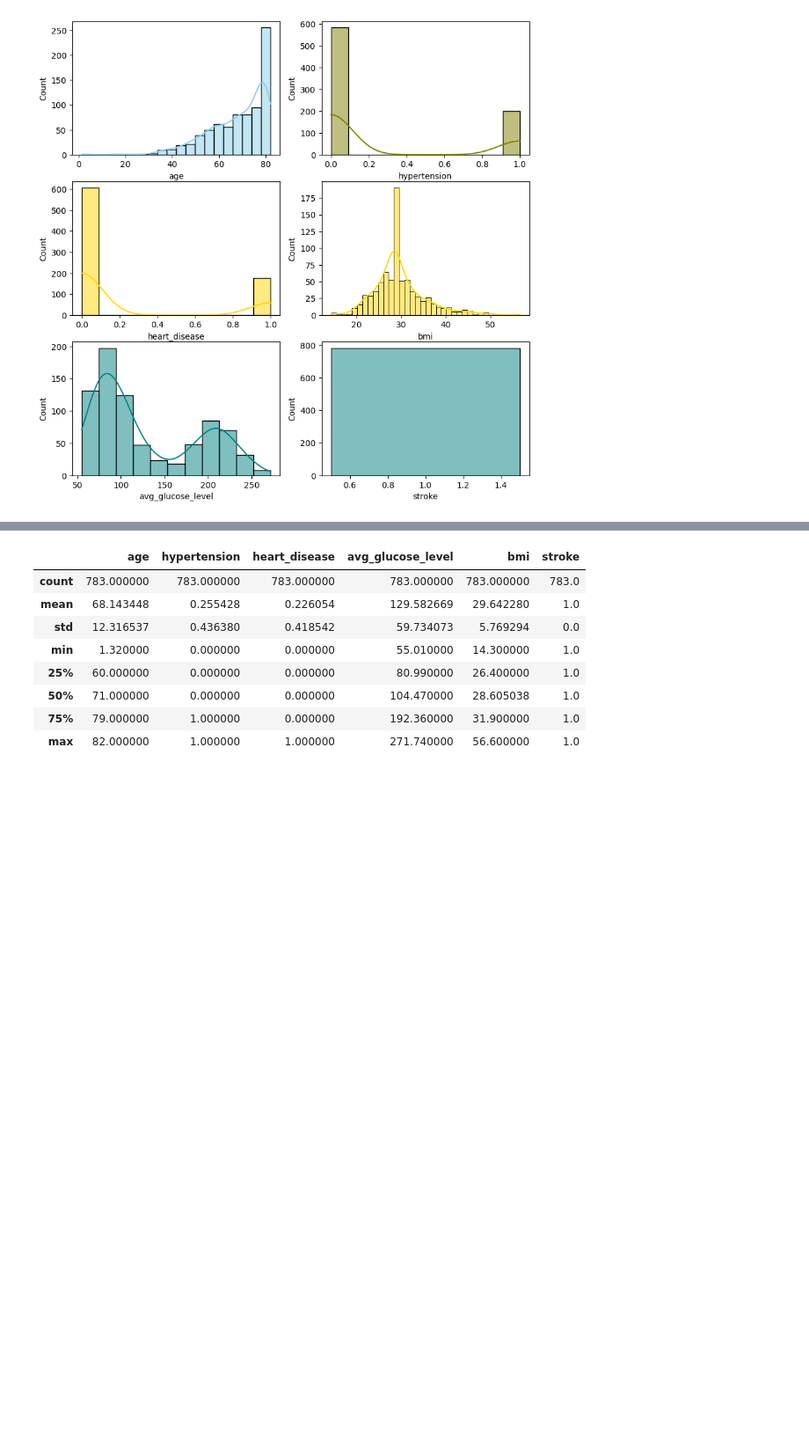
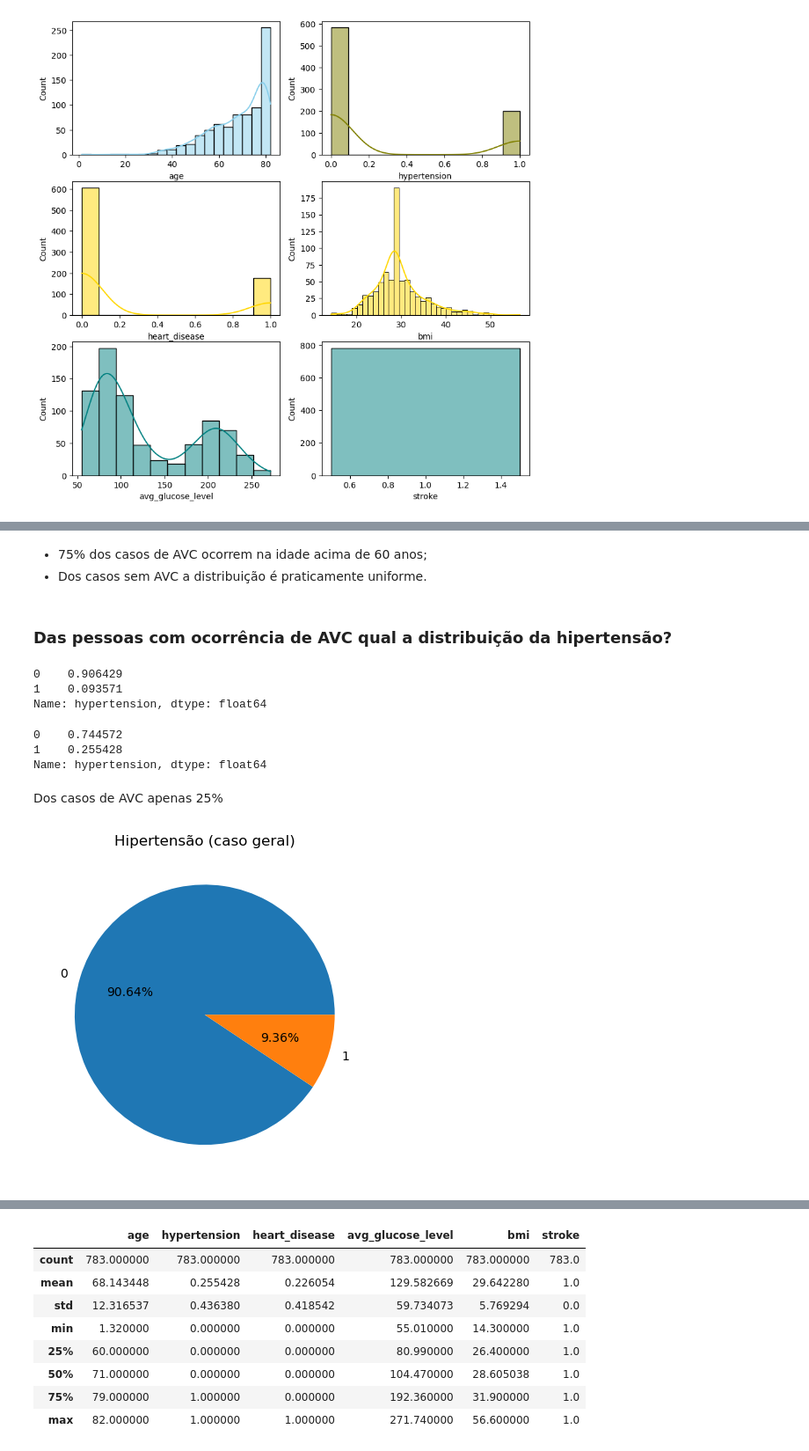
Before and after one commit to Jdss026/stroke-classifier, a Jupyter notebook: notebooks/eda.ipynb, the cells around one changed output, grey strips where cells are left out. Shown at 88% size. Cells and saved outputs as stored; diff of their text form; code cells hidden in the pictures; blank space fills up the shorter version.

```diff
--- a/notebooks/eda.ipynb
+++ b/notebooks/eda.ipynb
@@ -196,0 +219,32 @@ plt.show()
+# %% [markdown]
+- 75% dos casos de AVC ocorrem na idade acima de 60 anos;
+- Dos casos sem AVC a distribuição é praticamente uniforme.
+# %% [markdown]
+### Das pessoas com ocorrência de AVC qual a distribuição da hipertensão?
+# %%
+test_strokes_only = df['stroke'] == 1 # teste para os casos de ocorrencia de avc
+df['hypertension'].value_counts(normalize=True)
+# %% [output]
+0    0.906429
+1    0.093571
+Name: hypertension, dtype: float64
+# %%
+test_strokes_only = df['stroke'] == 1 # teste para os casos de ocorrencia de avc
+df.loc[test_strokes_only, 'hypertension'].value_counts(normalize=True)
+# %% [output]
+0    0.744572
+1    0.255428
+Name: hypertension, dtype: float64
+# %% [markdown]
+Dos casos de AVC apenas 25%
+# %%
+def plot_pie(df, column, title="All"):
+    fig,axs = plt.subplots(1,1)
+    data = df[column].value_counts()
+    plt.pie(data,autopct='%1.2f%%',labels=data.index)
+    plt.title(title)
+    plt.show()
+
+plot_pie(df, 'hypertension', title='Hipertensão (caso geral)')
+# %% [output]
+[figure, added]
```
Also changed, not shown: parts of 25 cells of this notebook.
